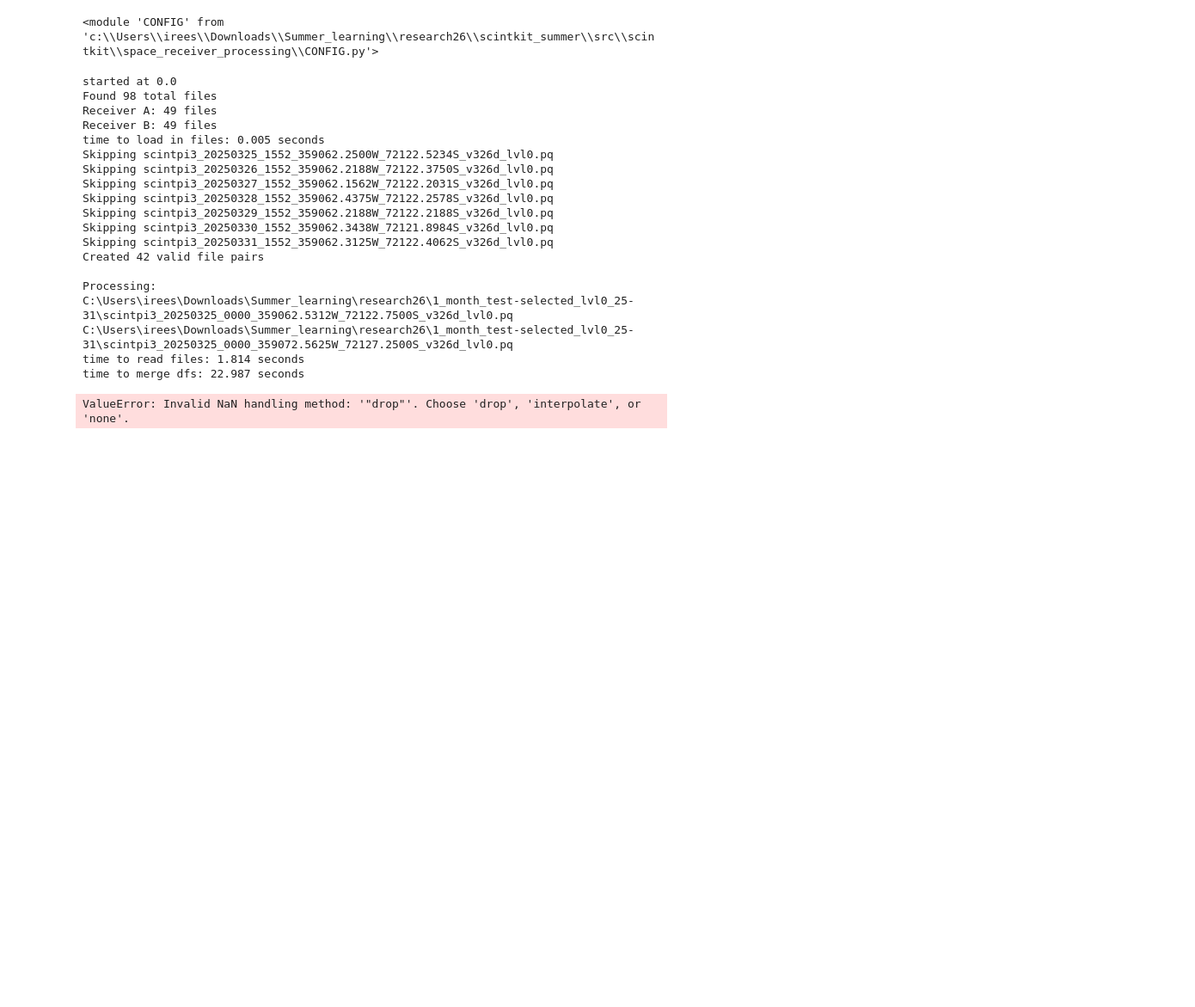
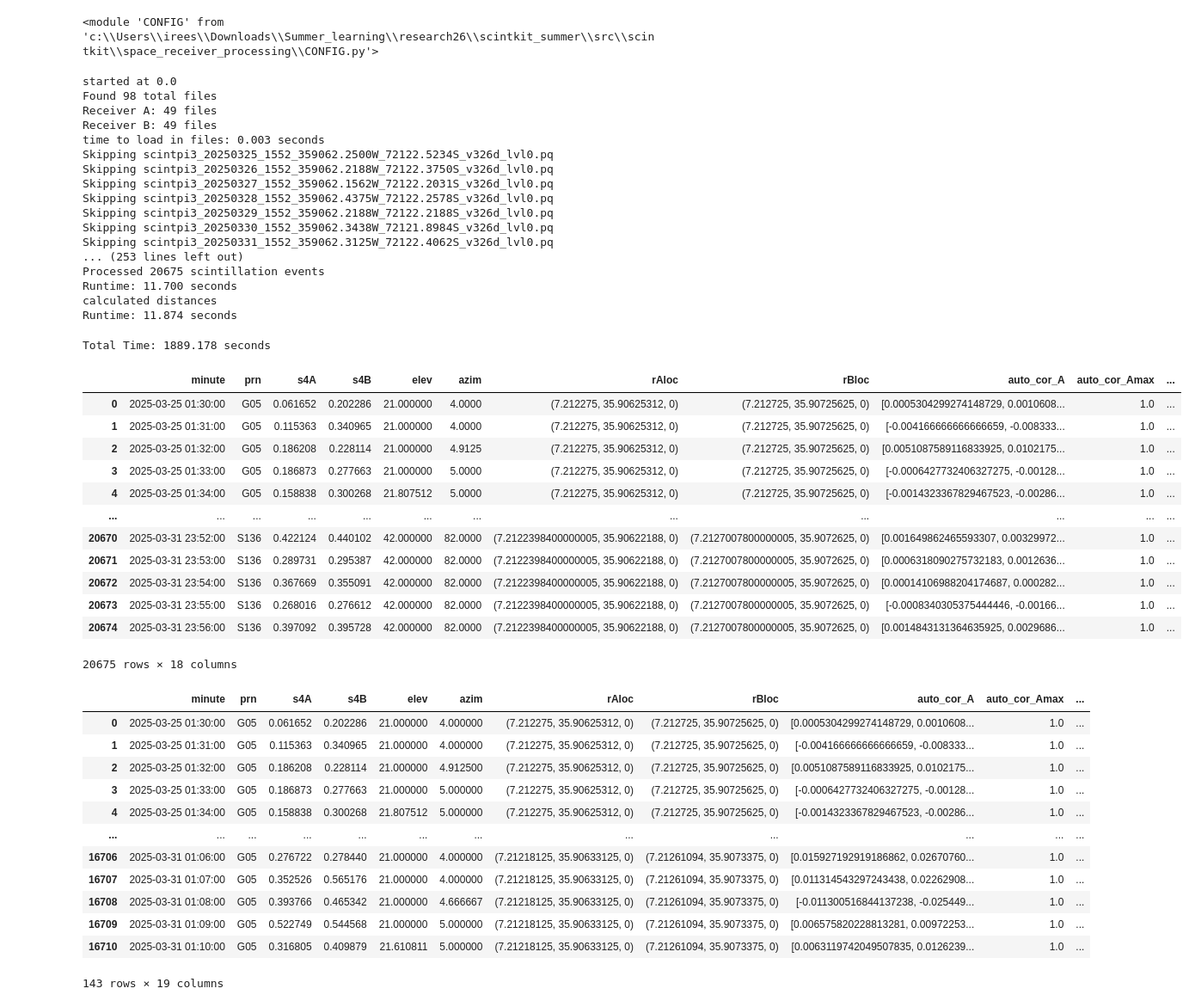
Before and after one commit to reeshabanumula/scintkit_summer, a Jupyter notebook: src/scintkit/space_receiver_processing/prep_for_large_files.ipynb, the cells around one changed output. Shown at 86% size. Saved outputs shown, nothing was run; the diff lists cells and outputs as text; code cells hidden in the pictures; blank space fills up the shorter version.

```diff
--- a/src/scintkit/space_receiver_processing/prep_for_large_files.ipynb
+++ b/src/scintkit/space_receiver_processing/prep_for_large_files.ipynb
@@ -47,10 +47,10 @@ print(f"time to load in files: {time.time() - start:.3f} seconds")
 paired_files = f.pair_receiver_files(receiverA_files, receiverB_files, cf)
 print(f"Created {len(paired_files)} valid file pairs")
 
-
+i = 0
 all_scint = []
 for fileA, fileB in paired_files:
-
+    i += 1
     print(f"\nProcessing:")
     print(fileA)
     print(fileB)
@@ -58,6 +58,9 @@ for fileA, fileB in paired_files:
     #read single files # import pqs
     dfa = pd.read_parquet(fileA)
     dfb = pd.read_parquet(fileB)
+
+    rAloc = f.extract_coord(fileA)
+    rBloc = f.extract_coord(fileB)
 
     print(f"time to read files: {time.time() - start:.3f} seconds")
 
@@ -69,9 +72,11 @@ for fileA, fileB in paired_files:
     dfa = dfa[dfa['elev'] > 20].copy()
     dfb = dfb[dfb['elev'] > 20].copy()
 
+
     # individual sampling rates
     dfa = temp_formating(dfa)
     dfb = temp_formating(dfb)
+
 
     samp_ra = detect_sampling_rate(dfa)
     dt = 1 / samp_ra
@@ -138,8 +143,8 @@ for fileA, fileB in paired_files:
                     'azim' : group['azim_A'].mean(),
 
                     #adding location, using the location at the start of each minute not the mean, can be changed
-                    'rAloc' : (group['lat_A'].iloc[0]/10000, group['lon_A'].iloc[0]/10000, group['hei_A'].mean()/1000),
-                    'rBloc' : (group['lat_B'].iloc[0]/10000, group['lon_B'].iloc[0]/10000, group['hei_B'].mean()/1000),
+                    'rAloc' : rAloc,
+                    'rBloc' : rBloc,
 
                     'auto_cor_A' : autoA_cor,
                     'auto_cor_Amax' : autoA_max,
@@ -156,6 +161,8 @@ for fileA, fileB in paired_files:
 
     all_scint.extend(scint)
 
+    print(f'processed {i} files')
+    print(f"time to save dfs: {time.time() - start:.3f} seconds")
 # create dataframe storing all scintillation events with distance
 cross_cor = pd.DataFrame(all_scint)
 
@@ -176,7 +183,7 @@ started at 0.0
 Found 98 total files
 Receiver A: 49 files
 Receiver B: 49 files
-time to load in files: 0.005 seconds
+time to load in files: 0.003 seconds
 Skipping scintpi3_20250325_1552_359062.2500W_72122.5234S_v326d_lvl0.pq
 Skipping scintpi3_20250326_1552_359062.2188W_72122.3750S_v326d_lvl0.pq
 Skipping scintpi3_20250327_1552_359062.1562W_72122.2031S_v326d_lvl0.pq
@@ -184,14 +191,11 @@ Skipping scintpi3_20250328_1552_359062.4375W_72122.2578S_v326d_lvl0.pq
 Skipping scintpi3_20250329_1552_359062.2188W_72122.2188S_v326d_lvl0.pq
 Skipping scintpi3_20250330_1552_359062.3438W_72121.8984S_v326d_lvl0.pq
 Skipping scintpi3_20250331_1552_359062.3125W_72122.4062S_v326d_lvl0.pq
-Created 42 valid file pairs
-
-Processing:
-C:\Users\irees\Downloads\Summer_learning\research26\1_month_test-selected_lvl0_25-31\scintpi3_20250325_0000_359062.5312W_72122.7500S_v326d_lvl0.pq
-C:\Users\irees\Downloads\Summer_learning\research26\1_month_test-selected_lvl0_25-31\scintpi3_20250325_0000_359072.5625W_72127.2500S_v326d_lvl0.pq
-time to read files: 1.814 seconds
-time to merge dfs: 22.987 seconds
+... (253 lines left out)
+Processed 20675 scintillation events
+Runtime: 11.700 seconds
+calculated distances
+Runtime: 11.874 seconds
-ValueError: Invalid NaN handling method: '"drop"'. Choose 'drop', 'interpolate', or 'none'.
 # %%
 from pathlib import Path
 
@@ -203,3 +207,38 @@ output_path = output_folder / cf.cross_correlation_file
 cross_cor.to_parquet(output_path, index=False)
 
 print(f"Total Time: {time.time() - start:.3f} seconds")
+# %% [output]
+Total Time: 1889.178 seconds
+# %%
+display(cross_cor)
+
+cross_cor['velocity (km/s)'] = cross_cor['distance (km)']/cross_cor['time_delay']
+sat = cross_cor[cross_cor['prn'] == 'G05']
+display(sat)
+# %% [output]
+|  | minute | prn | s4A | s4B | elev | azim | rAloc | rBloc | auto_cor_A | auto_cor_Amax | ... |
+| 0 | 2025-03-25 01:30:00 | G05 | 0.061652 | 0.202286 | 21.000000 | 4.0000 | (7.212275, 35.90625312, 0) | (7.212725, 35.90725625, 0) | [0.0005304299274148729, 0.0010608... | 1.0 | ... |
+| 1 | 2025-03-25 01:31:00 | G05 | 0.115363 | 0.340965 | 21.000000 | 4.0000 | (7.212275, 35.90625312, 0) | (7.212725, 35.90725625, 0) | [-0.004166666666666659, -0.008333... | 1.0 | ... |
+| 2 | 2025-03-25 01:32:00 | G05 | 0.186208 | 0.228114 | 21.000000 | 4.9125 | (7.212275, 35.90625312, 0) | (7.212725, 35.90725625, 0) | [0.0051087589116833925, 0.0102175... | 1.0 | ... |
+| 3 | 2025-03-25 01:33:00 | G05 | 0.186873 | 0.277663 | 21.000000 | 5.0000 | (7.212275, 35.90625312, 0) | (7.212725, 35.90725625, 0) | [-0.0006427732406327275, -0.00128... | 1.0 | ... |
+| 4 | 2025-03-25 01:34:00 | G05 | 0.158838 | 0.300268 | 21.807512 | 5.0000 | (7.212275, 35.90625312, 0) | (7.212725, 35.90725625, 0) | [-0.0014323367829467523, -0.00286... | 1.0 | ... |
+| ... | ... | ... | ... | ... | ... | ... | ... | ... | ... | ... | ... |
+| 20670 | 2025-03-31 23:52:00 | S136 | 0.422124 | 0.440102 | 42.000000 | 82.0000 | (7.2122398400000005, 35.90622188, 0) | (7.2127007800000005, 35.9072625, 0) | [0.001649862465593307, 0.00329972... | 1.0 | ... |
+| 20671 | 2025-03-31 23:53:00 | S136 | 0.289731 | 0.295387 | 42.000000 | 82.0000 | (7.2122398400000005, 35.90622188, 0) | (7.2127007800000005, 35.9072625, 0) | [0.0006318090275732183, 0.0012636... | 1.0 | ... |
+| 20672 | 2025-03-31 23:54:00 | S136 | 0.367669 | 0.355091 | 42.000000 | 82.0000 | (7.2122398400000005, 35.90622188, 0) | (7.2127007800000005, 35.9072625, 0) | [0.00014106988204174687, 0.000282... | 1.0 | ... |
+| 20673 | 2025-03-31 23:55:00 | S136 | 0.268016 | 0.276612 | 42.000000 | 82.0000 | (7.2122398400000005, 35.90622188, 0) | (7.2127007800000005, 35.9072625, 0) | [-0.0008340305375444446, -0.00166... | 1.0 | ... |
+| 20674 | 2025-03-31 23:56:00 | S136 | 0.397092 | 0.395728 | 42.000000 | 82.0000 | (7.2122398400000005, 35.90622188, 0) | (7.2127007800000005, 35.9072625, 0) | [0.0014843131364635925, 0.0029686... | 1.0 | ... |
+20675 rows × 18 columns
+|  | minute | prn | s4A | s4B | elev | azim | rAloc | rBloc | auto_cor_A | auto_cor_Amax | ... |
+| 0 | 2025-03-25 01:30:00 | G05 | 0.061652 | 0.202286 | 21.000000 | 4.000000 | (7.212275, 35.90625312, 0) | (7.212725, 35.90725625, 0) | [0.0005304299274148729, 0.0010608... | 1.0 | ... |
+| 1 | 2025-03-25 01:31:00 | G05 | 0.115363 | 0.340965 | 21.000000 | 4.000000 | (7.212275, 35.90625312, 0) | (7.212725, 35.90725625, 0) | [-0.004166666666666659, -0.008333... | 1.0 | ... |
+| 2 | 2025-03-25 01:32:00 | G05 | 0.186208 | 0.228114 | 21.000000 | 4.912500 | (7.212275, 35.90625312, 0) | (7.212725, 35.90725625, 0) | [0.0051087589116833925, 0.0102175... | 1.0 | ... |
+| 3 | 2025-03-25 01:33:00 | G05 | 0.186873 | 0.277663 | 21.000000 | 5.000000 | (7.212275, 35.90625312, 0) | (7.212725, 35.90725625, 0) | [-0.0006427732406327275, -0.00128... | 1.0 | ... |
+| 4 | 2025-03-25 01:34:00 | G05 | 0.158838 | 0.300268 | 21.807512 | 5.000000 | (7.212275, 35.90625312, 0) | (7.212725, 35.90725625, 0) | [-0.0014323367829467523, -0.00286... | 1.0 | ... |
+| ... | ... | ... | ... | ... | ... | ... | ... | ... | ... | ... | ... |
+| 16706 | 2025-03-31 01:06:00 | G05 | 0.276722 | 0.278440 | 21.000000 | 4.000000 | (7.21218125, 35.90633125, 0) | (7.21261094, 35.9073375, 0) | [0.015927192919186862, 0.02670760... | 1.0 | ... |
+| 16707 | 2025-03-31 01:07:00 | G05 | 0.352526 | 0.565176 | 21.000000 | 4.000000 | (7.21218125, 35.90633125, 0) | (7.21261094, 35.9073375, 0) | [0.011314543297243438, 0.02262908... | 1.0 | ... |
+| 16708 | 2025-03-31 01:08:00 | G05 | 0.393766 | 0.465342 | 21.000000 | 4.666667 | (7.21218125, 35.90633125, 0) | (7.21261094, 35.9073375, 0) | [-0.011300516844137238, -0.025449... | 1.0 | ... |
+| 16709 | 2025-03-31 01:09:00 | G05 | 0.522749 | 0.544568 | 21.000000 | 5.000000 | (7.21218125, 35.90633125, 0) | (7.21261094, 35.9073375, 0) | [0.006575820228813281, 0.00972253... | 1.0 | ... |
+| 16710 | 2025-03-31 01:10:00 | G05 | 0.316805 | 0.409879 | 21.610811 | 5.000000 | (7.21218125, 35.90633125, 0) | (7.21261094, 35.9073375, 0) | [0.0063119742049507835, 0.0126239... | 1.0 | ... |
+143 rows × 19 columns
```
Also changed, not shown: parts of 1 cell of this notebook, 4 other files.
